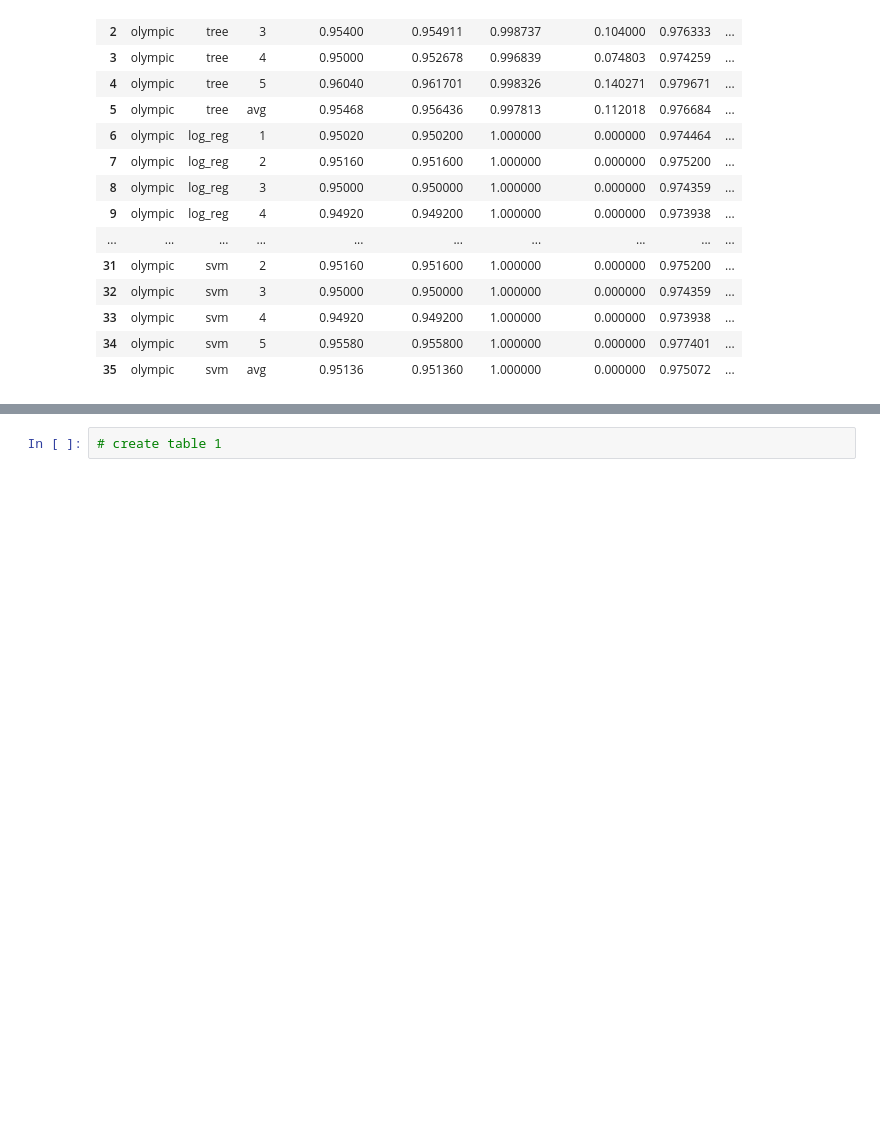
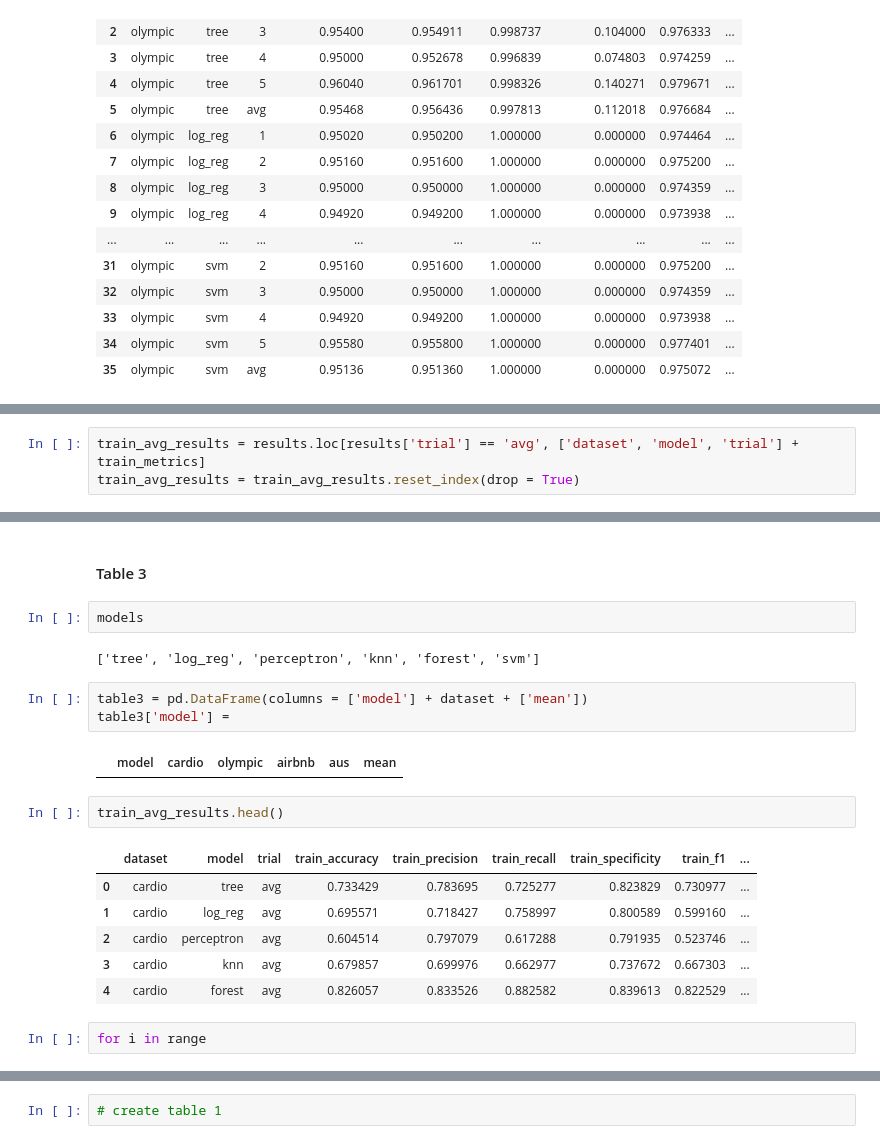
Before and after one commit to Yunchun/Supervised-ML-Comparisons, a Jupyter notebook: project.ipynb, the cells around one changed output, grey strips where cells are left out. Drawn from its saved outputs; the diff is of its cells as text; blank space fills up the shorter version.

```diff
--- a/project.ipynb
+++ b/project.ipynb
@@ -1245,0 +1320,3 @@ pd.read_csv('results/olympic_results.csv')
+# %%
+train_avg_results = results.loc[results['trial'] == 'avg', ['dataset', 'model', 'trial'] + train_metrics]
+train_avg_results = train_avg_results.reset_index(drop = True)
@@ -1245,0 +1366,22 @@ pd.read_csv('results/olympic_results.csv')
+# %% [markdown]
+#### Table 3
+# %%
+models
+# %% [output]
+['tree', 'log_reg', 'perceptron', 'knn', 'forest', 'svm']
+# %%
+table3 = pd.DataFrame(columns = ['model'] + dataset + ['mean'])
+table3['model'] =
+# %% [output]
+|  | model | cardio | olympic | airbnb | aus | mean |
+# %%
+train_avg_results.head()
+# %% [output]
+|  | dataset | model | trial | train_accuracy | train_precision | train_recall | train_specificity | train_f1 | ... |
+| 0 | cardio | tree | avg | 0.733429 | 0.783695 | 0.725277 | 0.823829 | 0.730977 | ... |
+| 1 | cardio | log_reg | avg | 0.695571 | 0.718427 | 0.758997 | 0.800589 | 0.599160 | ... |
+| 2 | cardio | perceptron | avg | 0.604514 | 0.797079 | 0.617288 | 0.791935 | 0.523746 | ... |
+| 3 | cardio | knn | avg | 0.679857 | 0.699976 | 0.662977 | 0.737672 | 0.667303 | ... |
+| 4 | cardio | forest | avg | 0.826057 | 0.833526 | 0.882582 | 0.839613 | 0.822529 | ... |
+# %%
+for i in range
```
Also changed, not shown: parts of 27 cells of this notebook.
